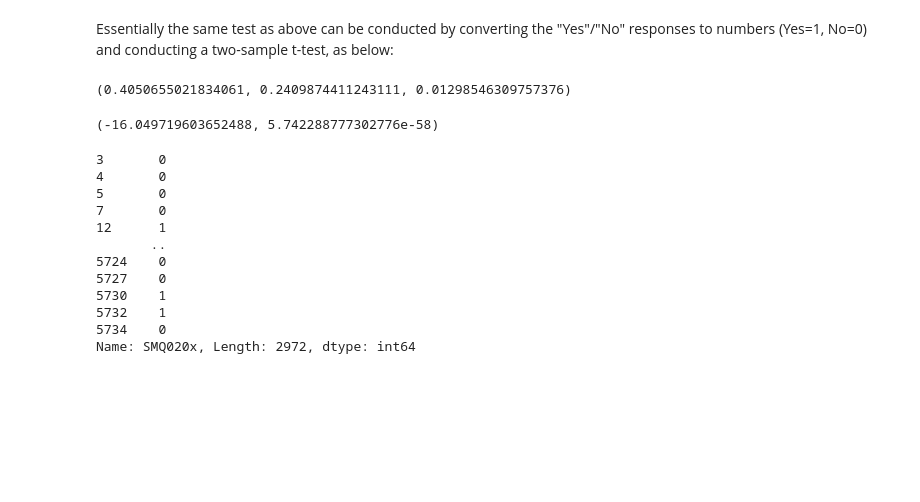
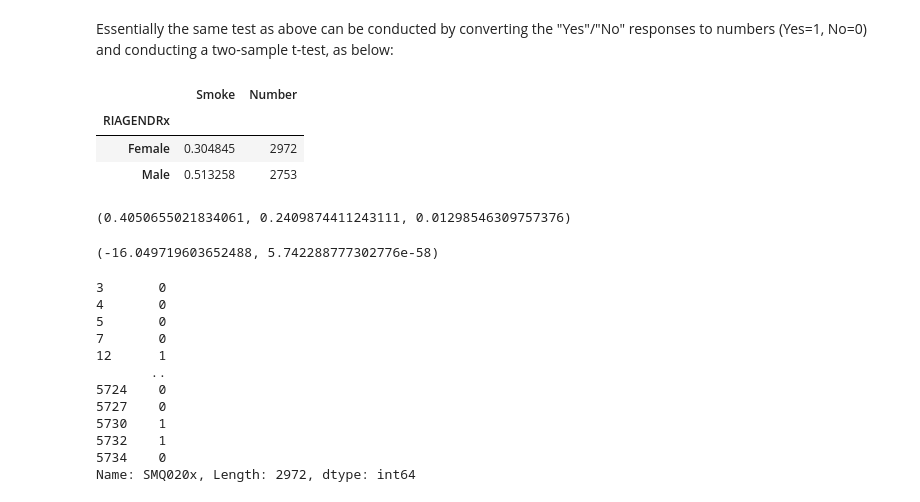
Before and after one commit to sernol9/Statistics-wPython-Specialisation, a Jupyter notebook: JUPYTER Notebooks/Inferential Statistical Analysis wPython/week3/NHANES Hypothesis Testing Walkthrough.ipynb, the cells around one changed output. Cells and saved outputs as stored; diff of their text form; code cells hidden in the pictures; blank space fills up the shorter version.

```diff
--- a/JUPYTER Notebooks/Inferential Statistical Analysis wPython/week3/NHANES Hypothesis Testing Walkthrough.ipynb
+++ b/JUPYTER Notebooks/Inferential Statistical Analysis wPython/week3/NHANES Hypothesis Testing Walkthrough.ipynb
@@ -105,6 +109,6 @@ dx.head()
 # %%
 p = dx.groupby("RIAGENDRx")["SMQ020x"].agg([lambda z: np.mean(z == "Yes"), "size"])
 #dx.groupby("RIAGENDRx")["SMQ020x"].describe()
-#p.columns = ["Smoke", "N"]
+p.columns = ["Smoke", "Number"]
 print(p)
 # %% [output]
@@ -117,8 +121,14 @@ Essentially the same test as above can be conducted by converting the "Yes"/"No"
 # %%
 p_comb = (dx['SMQ020x'] == "Yes").mean()
 va = p_comb * (1 - p_comb)
 
-se = np.sqrt(va * (1 / p['N']['Female'] + 1 / p['N']['Male']))
+se = np.sqrt(va * (1 / p['Number']['Female'] + 1 / p['Number']['Male']))
+p.head()
+# %% [output]
+|  | Smoke | Number |
+| RIAGENDRx |  |  |
+| Female | 0.304845 | 2972 |
+| Male | 0.513258 | 2753 |
 # %%
 (p_comb, va, se)
 # %% [output]
```
Also changed, not shown: parts of 8 cells of this notebook, 18 other files.
